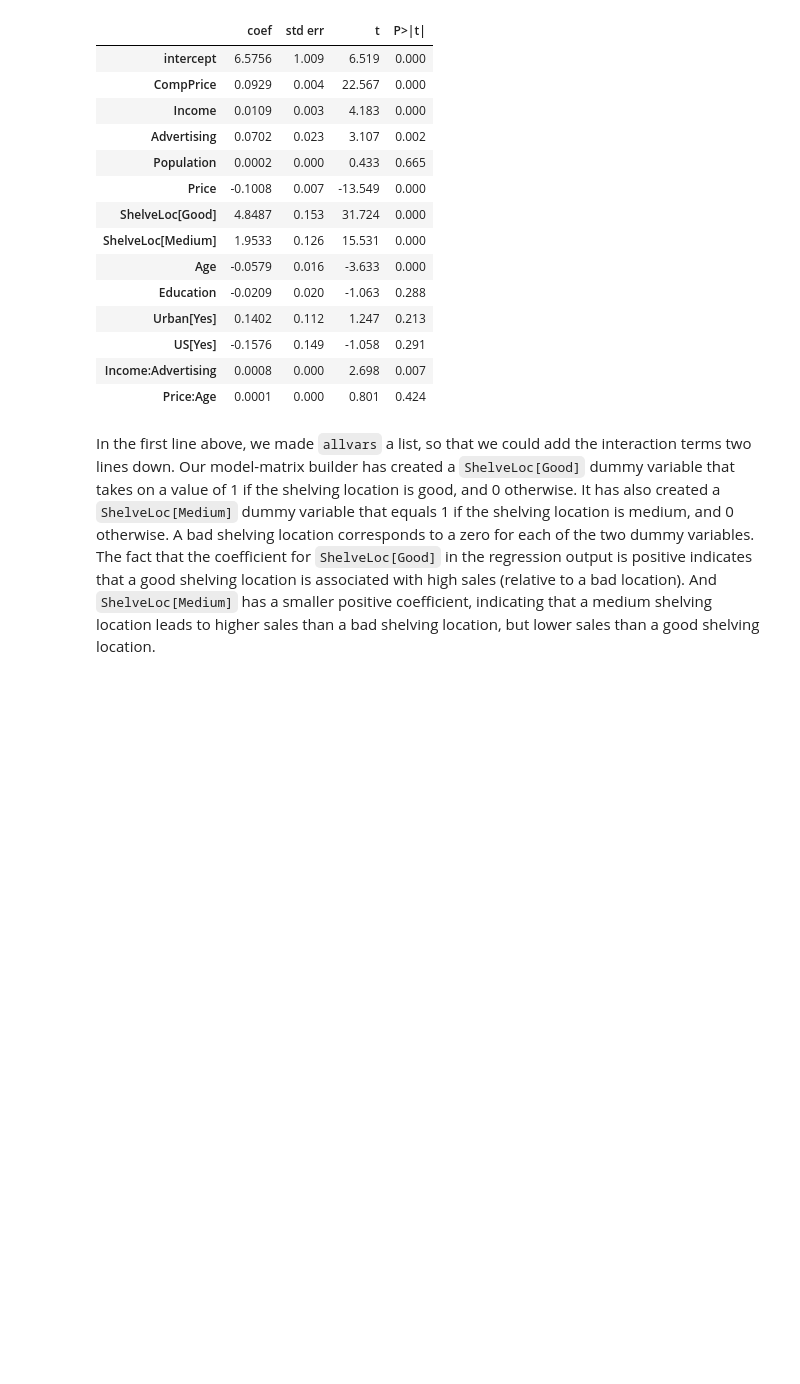
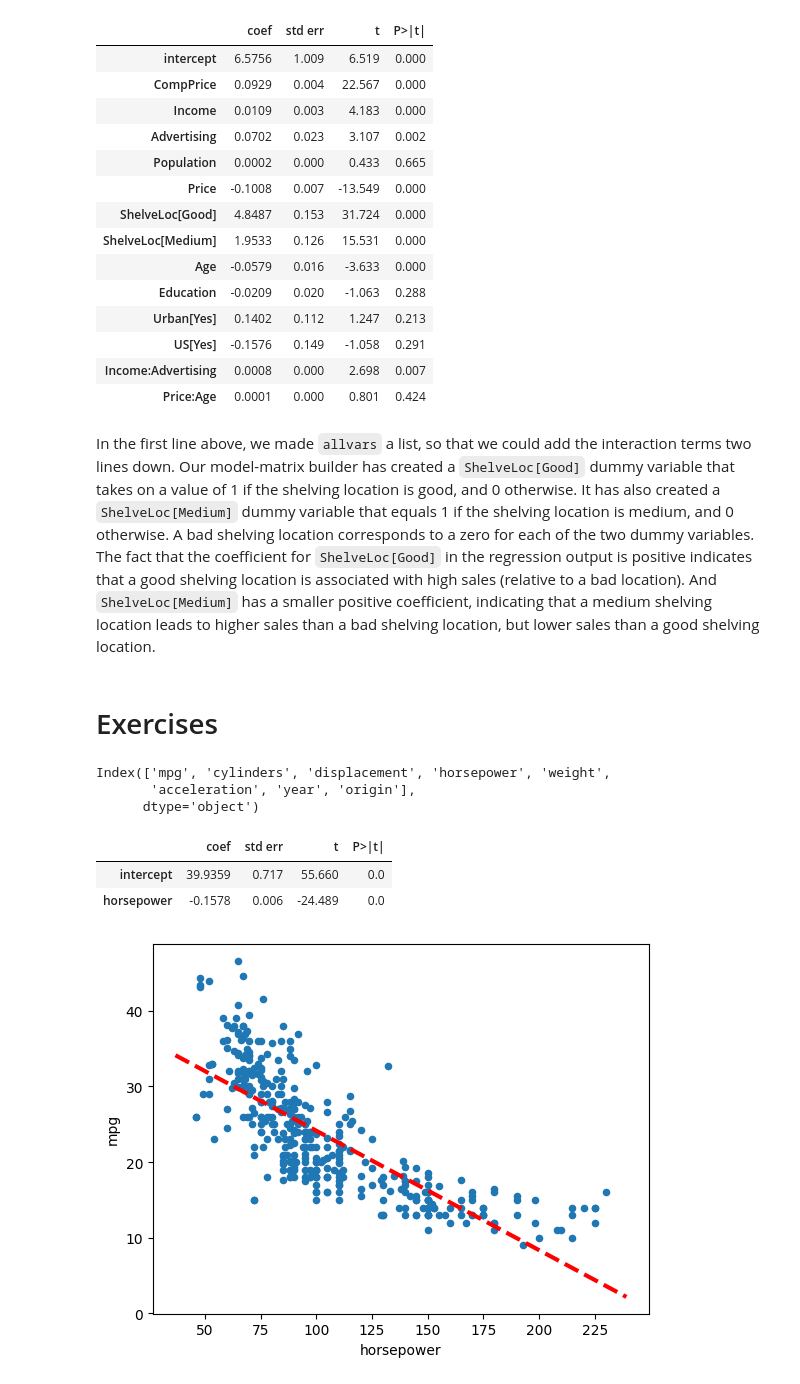
Before and after one commit to cestbola/ISLP_labs, a Jupyter notebook: Ch03-linreg-lab.ipynb, the cells around one changed output. Drawn from its saved outputs; the diff is of its cells as text; code cells hidden in the pictures; blank space fills up the shorter version.

```diff
--- a/Ch03-linreg-lab.ipynb
+++ b/Ch03-linreg-lab.ipynb
@@ -723,3 +724,32 @@ positive indicates that a good shelving location is associated with high sales (
 And `ShelveLoc[Medium]` has a smaller positive coefficient,
 indicating that a medium shelving location leads to higher sales than a bad
 shelving location, but lower sales than a good shelving location.
+# %% [markdown]
+# Exercises
+# %%
+Auto = load_data('Auto')
+Auto.columns
+# %% [output]
+Index(['mpg', 'cylinders', 'displacement', 'horsepower', 'weight',
+       'acceleration', 'year', 'origin'],
+      dtype='object')
+# %%
+y = Auto['mpg']
+final = ['horsepower']
+X = MS(final).fit_transform(Auto)
+model = sm.OLS(y, X)
+results_mpg = model.fit()
+summarize(results_mpg)
+# %% [output]
+|  | coef | std err | t | P>|t| |
+| intercept | 39.9359 | 0.717 | 55.660 | 0.0 |
+| horsepower | -0.1578 | 0.006 | -24.489 | 0.0 |
+# %%
+ax = Auto.plot.scatter('horsepower', 'mpg')
+abline(ax,
+       results_mpg.params['intercept'],
+       results_mpg.params['horsepower'],
+       'r--',
+       linewidth=3)
+# %% [output]
+[figure, added]
```
Also changed, not shown: parts of 9 cells of this notebook.
